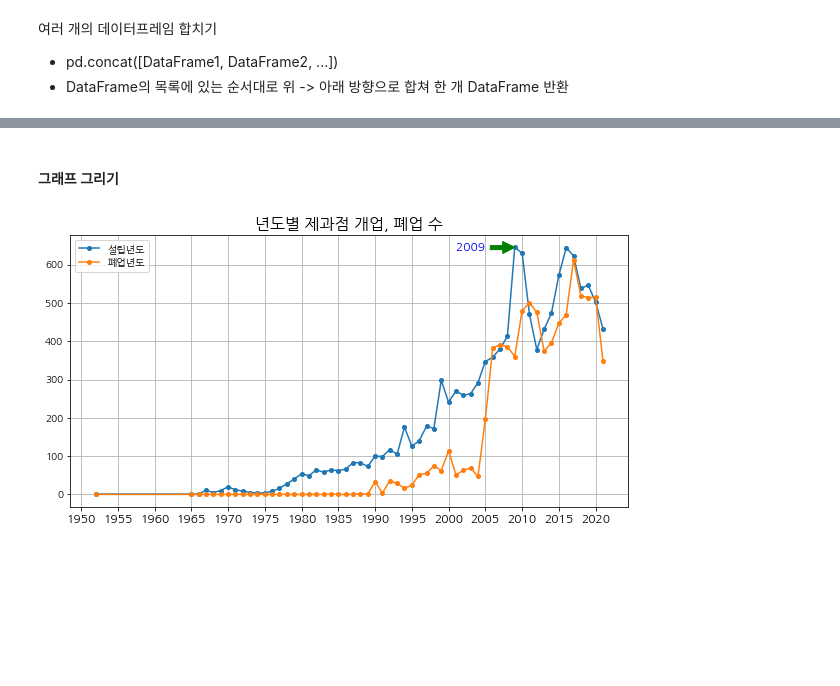
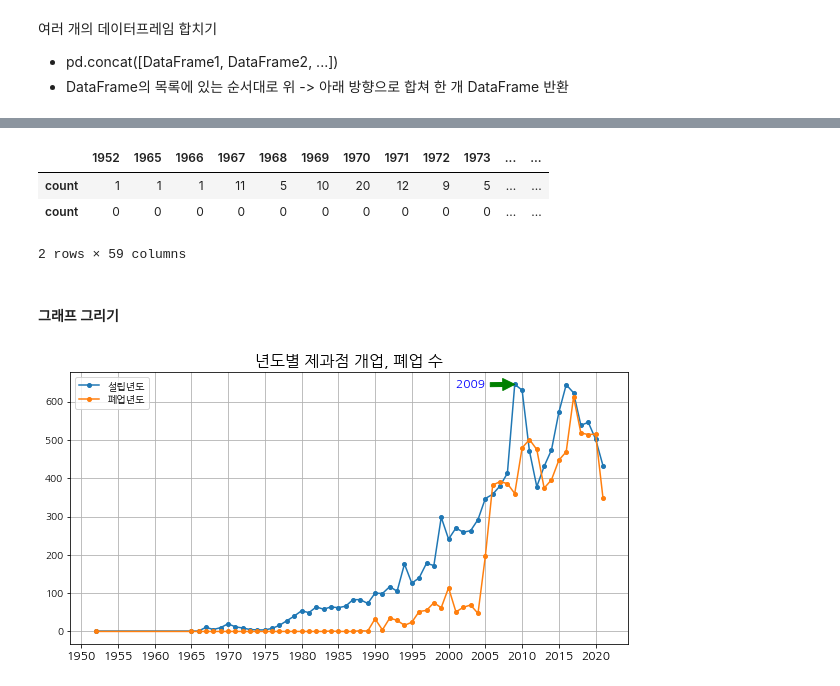
Before and after one commit to JM-world/BigData.Analysis.Article-Practical.skills, a Jupyter notebook: 1.pandas/[pandas_04]_제과점_서울_어디에_오픈할까_LAB.ipynb, the cells around one changed output, grey strips where cells are left out. Cells and saved outputs as stored; diff of their text form; code cells hidden in the pictures; blank space fills up the shorter version.

```diff
--- a/1.pandas/[pandas_04]_제과점_서울_어디에_오픈할까_LAB.ipynb
+++ b/1.pandas/[pandas_04]_제과점_서울_어디에_오픈할까_LAB.ipynb
@@ -448,5 +509,11 @@ DataFrame의 전치행렬 구하기
 # %%
 # [4-24] temp의 결측치를 0으로 채우기 한 뒤, 'int64'로 변경합니다.
+temp.fillna(0).astype('int64')
+# %% [output]
+|  | 1952 | 1965 | 1966 | 1967 | 1968 | 1969 | 1970 | 1971 | 1972 | 1973 | ... | ... |
+| count | 1 | 1 | 1 | 11 | 5 | 10 | 20 | 12 | 9 | 5 | ... | ... |
+| count | 0 | 0 | 0 | 0 | 0 | 0 | 0 | 0 | 0 | 0 | ... | ... |
+2 rows × 59 columns
 # %% [markdown]
 #### 그래프 그리기
 # %%
```
Also changed, not shown: parts of 12 cells of this notebook, 1 other file.
